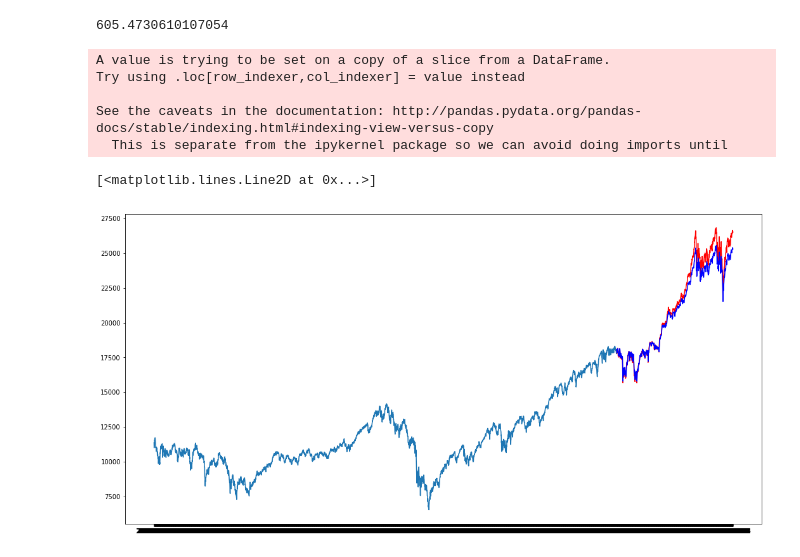
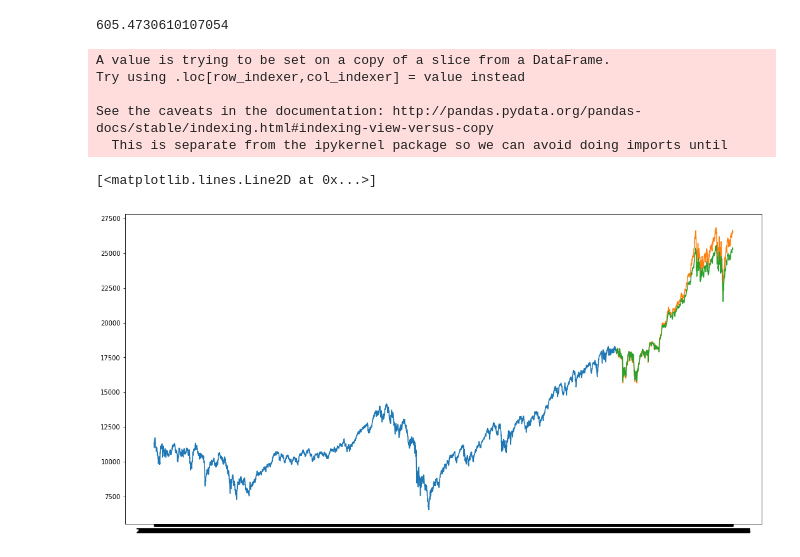
Before and after one commit to augustinechang1/LSTM_RNN_Prediction, a Jupyter notebook: LSTM_RNN.ipynb, the cells around one changed output. Cells and saved outputs as stored; diff of their text form; code cells hidden in the pictures.

```diff
--- a/LSTM_RNN.ipynb
+++ b/LSTM_RNN.ipynb
@@ -151,17 +156,17 @@ rms
 # %%
 #for plotting
 train = new_data[:3883]
 valid = new_data[3883:]
 valid['Predictions'] = closing_price
 plt.figure(figsize=(18,9))
 plt.plot(train['Close'])
-plt.plot(valid['Close'], color = 'red', label = 'Real Stock Price')
-plt.plot(valid['Predictions'], color = 'blue', label = 'Predicted Stock Price')
+plt.plot(valid['Close'], label = 'Real Stock Price')
+plt.plot(valid['Predictions'], label = 'Predicted Stock Price')
 # %% [output]
 A value is trying to be set on a copy of a slice from a DataFrame.
 Try using .loc[row_indexer,col_indexer] = value instead
 
 See the caveats in the documentation: http://pandas.pydata.org/pandas-docs/stable/indexing.html#indexing-view-versus-copy
   This is separate from the ipykernel package so we can avoid doing imports until
 [<matplotlib.lines.Line2D at 0x...>]
-[figure, old version]
+[figure, new version]
```
Also changed, not shown: parts of 1 cell of this notebook.
